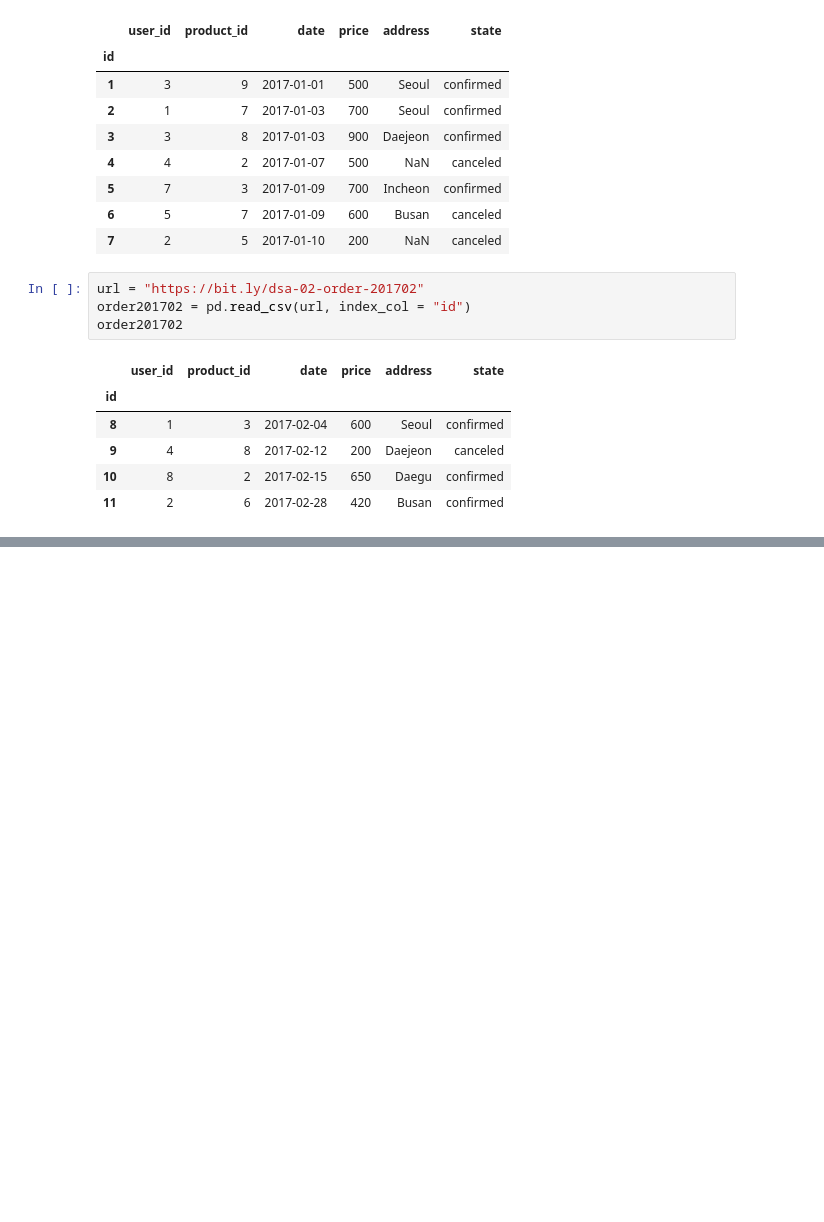
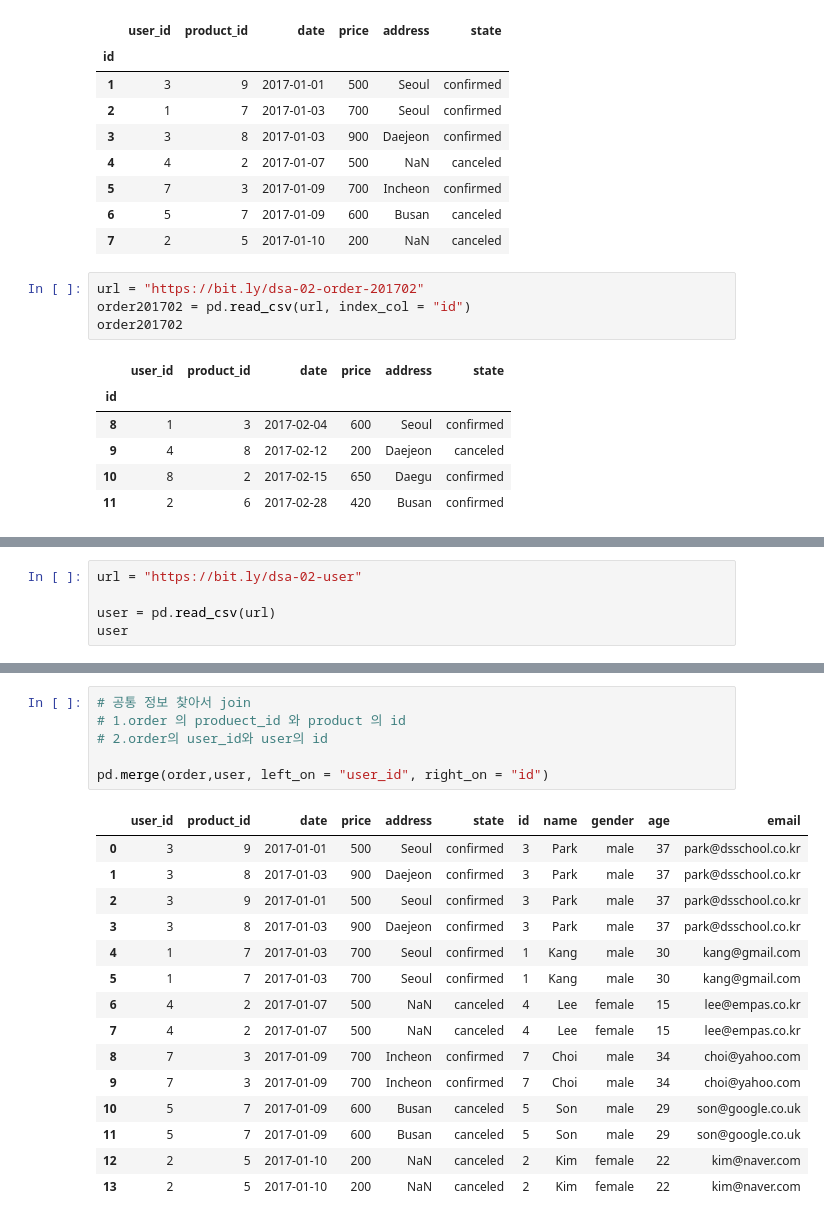
Before and after one commit to bwowby/DS, a Jupyter notebook: pandas_practice1.ipynb, the cells around one changed output, grey strips where cells are left out. Drawn from its saved outputs; the diff is of its cells as text; blank space fills up the shorter version.

Commit message:
Update pandas_practice1.ipynb
merge

```diff
--- a/pandas_practice1.ipynb
+++ b/pandas_practice1.ipynb
@@ -381,2 +356,7 @@ pd.concat([order,how], axis = "columns")
 # %% [output]
 InvalidIndexError: Reindexing only valid with uniquely valued Index objects
+# %%
+url = "https://bit.ly/dsa-02-user"
+
+user = pd.read_csv(url)
+user
@@ -382,0 +386,22 @@ InvalidIndexError: Reindexing only valid with uniquely valued Index objects
+# %%
+# 공통 정보 찾아서 join
+# 1.order 의 produect_id 와 product 의 id
+# 2.order의 user_id와 user의 id
+
+pd.merge(order,user, left_on = "user_id", right_on = "id")
+# %% [output]
+|  | user_id | product_id | date | price | address | state | id | name | gender | age | email |
+| 0 | 3 | 9 | 2017-01-01 | 500 | Seoul | confirmed | 3 | Park | male | 37 | park@dsschool.co.kr |
+| 1 | 3 | 8 | 2017-01-03 | 900 | Daejeon | confirmed | 3 | Park | male | 37 | park@dsschool.co.kr |
+| 2 | 3 | 9 | 2017-01-01 | 500 | Seoul | confirmed | 3 | Park | male | 37 | park@dsschool.co.kr |
+| 3 | 3 | 8 | 2017-01-03 | 900 | Daejeon | confirmed | 3 | Park | male | 37 | park@dsschool.co.kr |
+| 4 | 1 | 7 | 2017-01-03 | 700 | Seoul | confirmed | 1 | Kang | male | 30 | kang@gmail.com |
+| 5 | 1 | 7 | 2017-01-03 | 700 | Seoul | confirmed | 1 | Kang | male | 30 | kang@gmail.com |
+| 6 | 4 | 2 | 2017-01-07 | 500 | NaN | canceled | 4 | Lee | female | 15 | lee@empas.co.kr |
+| 7 | 4 | 2 | 2017-01-07 | 500 | NaN | canceled | 4 | Lee | female | 15 | lee@empas.co.kr |
+| 8 | 7 | 3 | 2017-01-09 | 700 | Incheon | confirmed | 7 | Choi | male | 34 | choi@yahoo.com |
+| 9 | 7 | 3 | 2017-01-09 | 700 | Incheon | confirmed | 7 | Choi | male | 34 | choi@yahoo.com |
+| 10 | 5 | 7 | 2017-01-09 | 600 | Busan | canceled | 5 | Son | male | 29 | son@google.co.uk |
+| 11 | 5 | 7 | 2017-01-09 | 600 | Busan | canceled | 5 | Son | male | 29 | son@google.co.uk |
+| 12 | 2 | 5 | 2017-01-10 | 200 | NaN | canceled | 2 | Kim | female | 22 | kim@naver.com |
+| 13 | 2 | 5 | 2017-01-10 | 200 | NaN | canceled | 2 | Kim | female | 22 | kim@naver.com |
```
Also changed, not shown: parts of 12 cells of this notebook.
